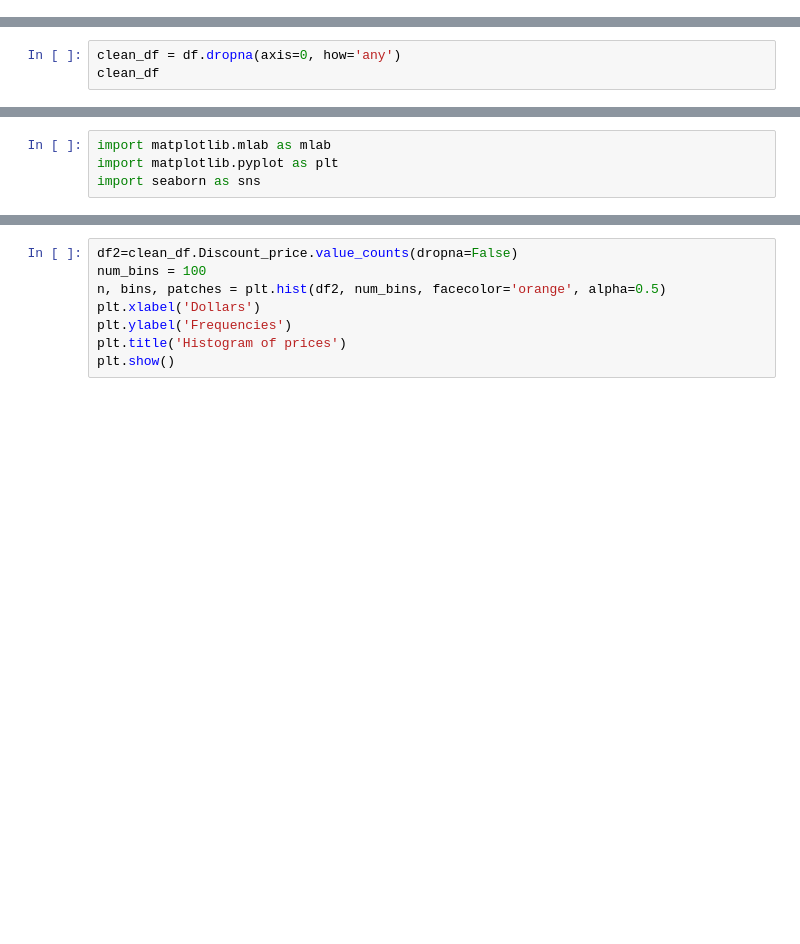
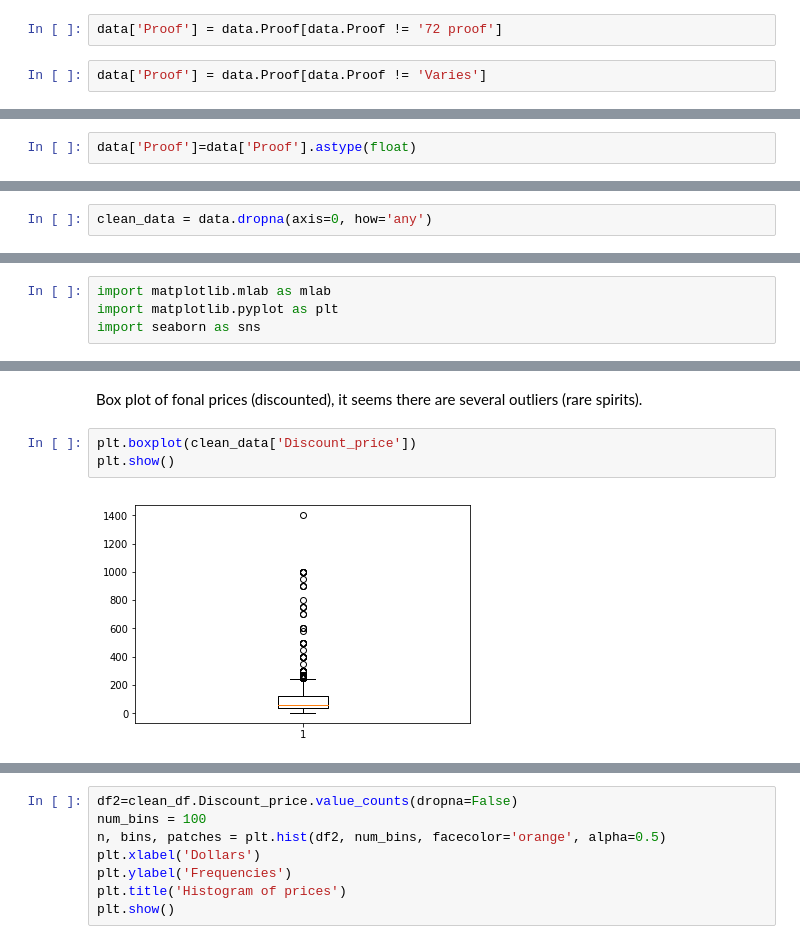
Before and after one commit to Mirkoforgi/Data-Processing-in-Python_project, a Jupyter notebook: Project.ipynb, the cells around one changed output, grey strips where cells are left out. Saved outputs shown, nothing was run; the diff lists cells and outputs as text; blank space fills up the shorter version.

```diff
--- a/Project.ipynb
+++ b/Project.ipynb
@@ -206,2 +220,6 @@ df['Price_diff'] = df['Previous_price'] - df['Discount_price']
 # %% [markdown]
 Transform Weight into float.
+# %%
+data['Proof'] = data.Proof[data.Proof != '72 proof']
+# %%
+data['Proof'] = data.Proof[data.Proof != 'Varies']
@@ -208 +228,3 @@ Transform Weight into float.
+# %%
+data['Proof']=data['Proof'].astype(float)
 # %% [markdown]
@@ -217,3 +237,2 @@ SyntaxError: invalid syntax (<ipython-input-2-3c7cff1d0321>, line 1)
 # %%
-clean_df = df.dropna(axis=0, how='any')
-clean_df
+clean_data = data.dropna(axis=0, how='any')
@@ -226,0 +268,7 @@ import seaborn as sns
+# %% [markdown]
+Box plot of fonal prices (discounted), it seems there are several outliers (rare spirits).
+# %%
+plt.boxplot(clean_data['Discount_price'])
+plt.show()
+# %% [output]
+[figure, added]
```
Also changed, not shown: parts of 64 cells of this notebook.
